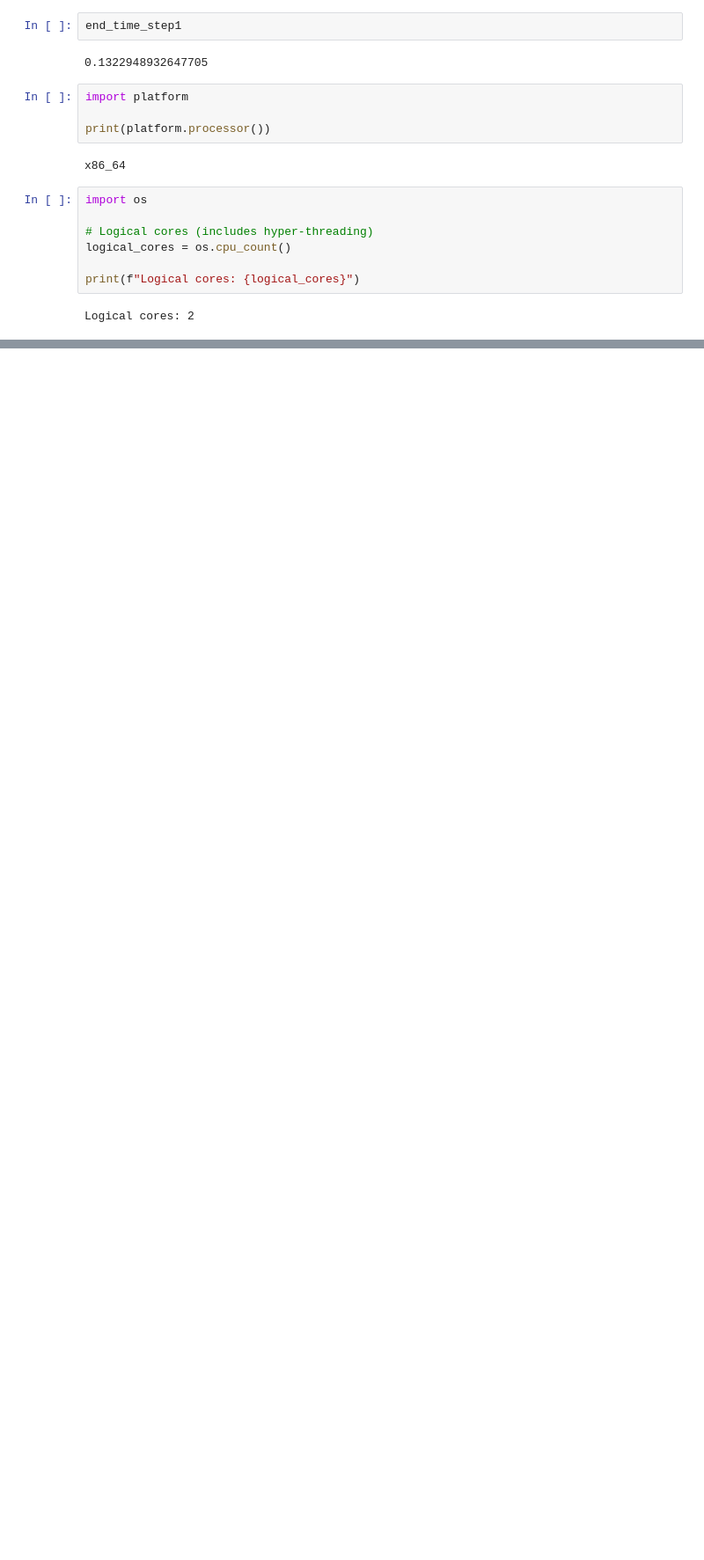
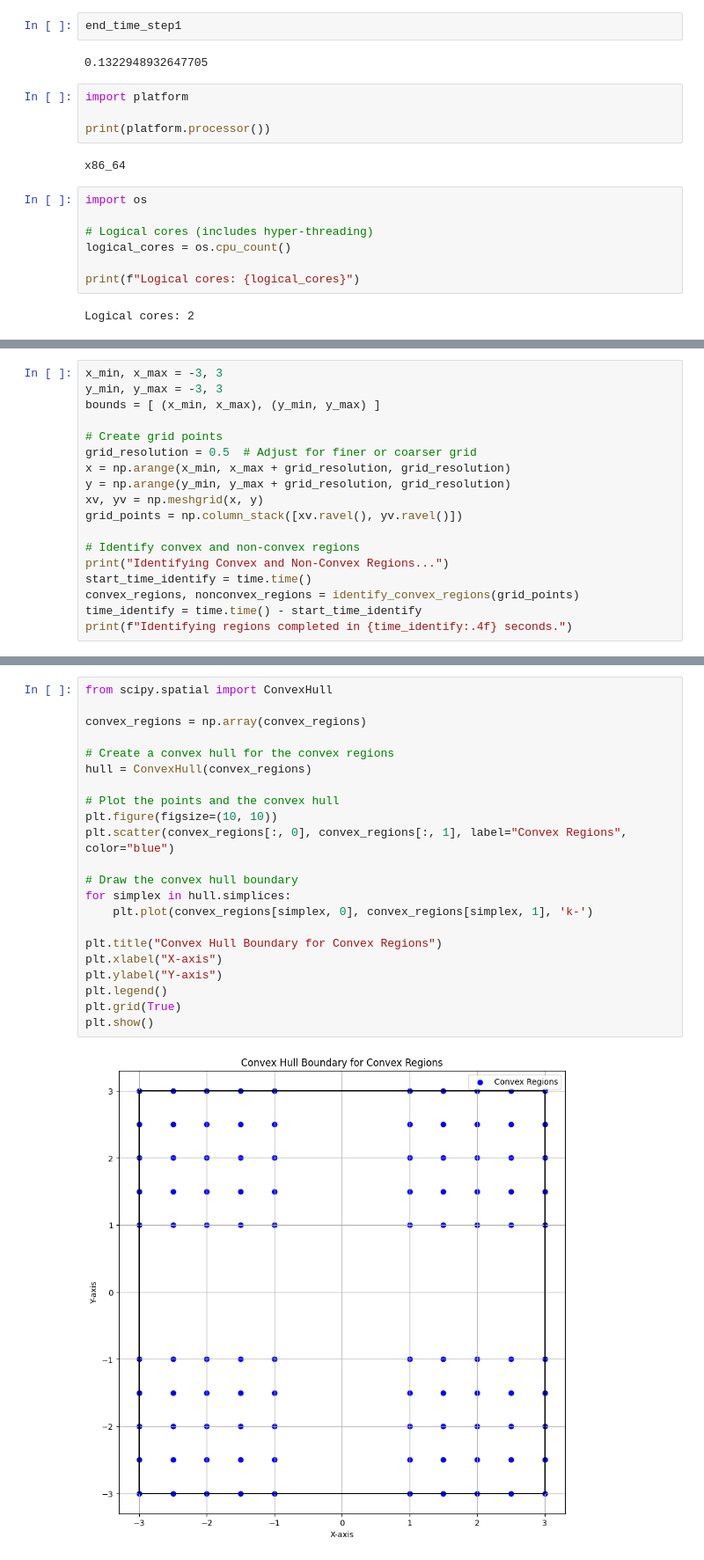
Before and after one commit to NingWang0123/cs6784_project, a Jupyter notebook: cs6784_methods.ipynb, the cells around one changed output, grey strips where cells are left out. Shown: that part at 88% size. Saved outputs shown, nothing was run; the diff lists cells and outputs as text; blank space fills up the shorter version.

```diff
--- a/cs6784_methods.ipynb
+++ b/cs6784_methods.ipynb
@@ -507,0 +722,18 @@ Logical cores: 2
+# %%
+x_min, x_max = -3, 3
+y_min, y_max = -3, 3
+bounds = [ (x_min, x_max), (y_min, y_max) ]
+
+# Create grid points
+grid_resolution = 0.5  # Adjust for finer or coarser grid
+x = np.arange(x_min, x_max + grid_resolution, grid_resolution)
+y = np.arange(y_min, y_max + grid_resolution, grid_resolution)
+xv, yv = np.meshgrid(x, y)
+grid_points = np.column_stack([xv.ravel(), yv.ravel()])
+
+# Identify convex and non-convex regions
+print("Identifying Convex and Non-Convex Regions...")
+start_time_identify = time.time()
+convex_regions, nonconvex_regions = identify_convex_regions(grid_points)
+time_identify = time.time() - start_time_identify
+print(f"Identifying regions completed in {time_identify:.4f} seconds.")
@@ -507,0 +743,24 @@ Logical cores: 2
+# %%
+from scipy.spatial import ConvexHull
+
+convex_regions = np.array(convex_regions)
+
+# Create a convex hull for the convex regions
+hull = ConvexHull(convex_regions)
+
+# Plot the points and the convex hull
+plt.figure(figsize=(10, 10))
+plt.scatter(convex_regions[:, 0], convex_regions[:, 1], label="Convex Regions", color="blue")
+
+# Draw the convex hull boundary
+for simplex in hull.simplices:
+    plt.plot(convex_regions[simplex, 0], convex_regions[simplex, 1], 'k-')
+
+plt.title("Convex Hull Boundary for Convex Regions")
+plt.xlabel("X-axis")
+plt.ylabel("Y-axis")
+plt.legend()
+plt.grid(True)
+plt.show()
+# %% [output]
+[figure, added]
```
Also changed, not shown: parts of 4 cells of this notebook.
